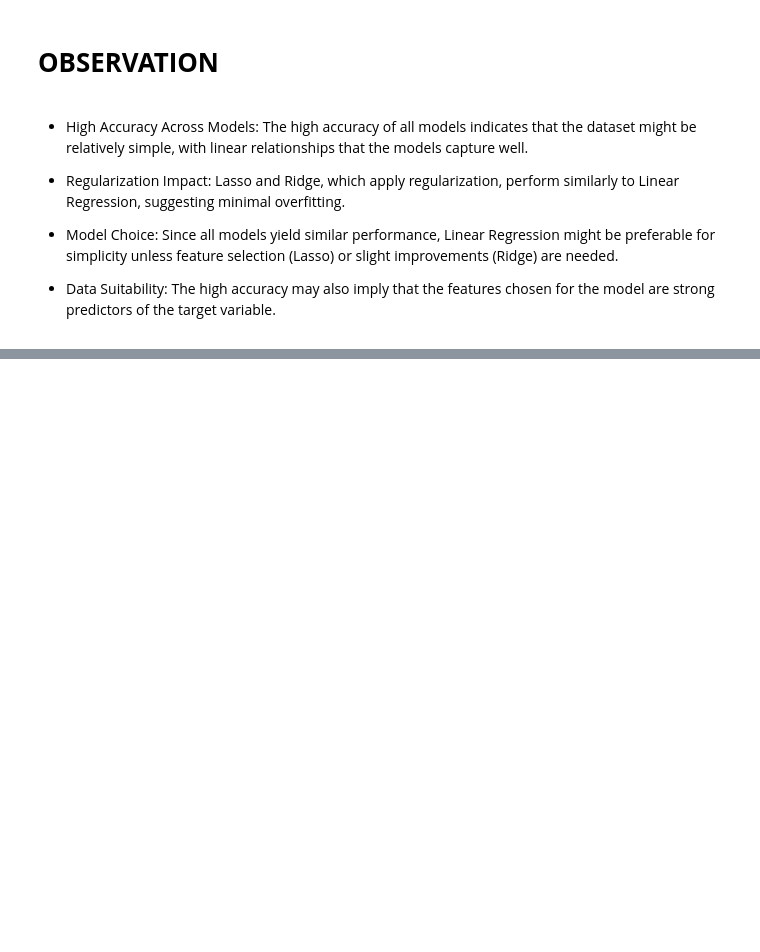
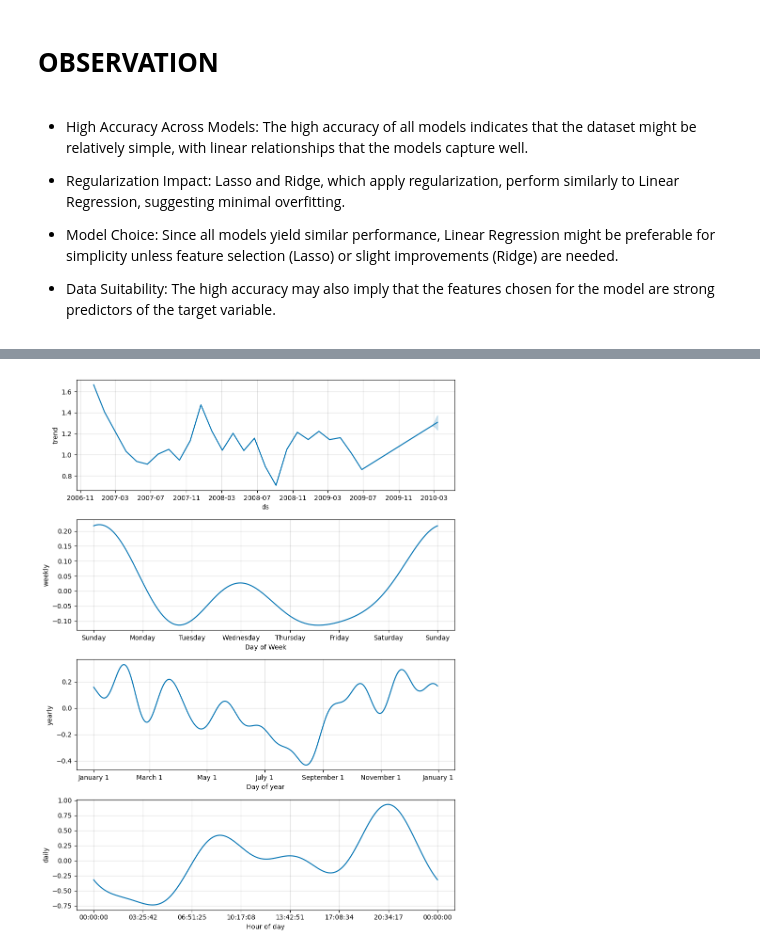
Before and after one commit to priyasree17/PersonalPortfolio, a Jupyter notebook: EnergyConsumption.ipynb, the cells around one changed output, grey strips where cells are left out. Saved outputs shown, nothing was run; the diff lists cells and outputs as text; code cells hidden in the pictures; blank space fills up the shorter version.

```diff
--- a/EnergyConsumption.ipynb
+++ b/EnergyConsumption.ipynb
@@ -926,0 +1115,4 @@ From this graph, it appears that all three models (Lasso, Ridge, and Linear Regr
+# %%
+model.plot_components(predictions_30days);
+# %% [output]
+[figure, added]
```
Also changed, not shown: parts of 22 cells of this notebook.
